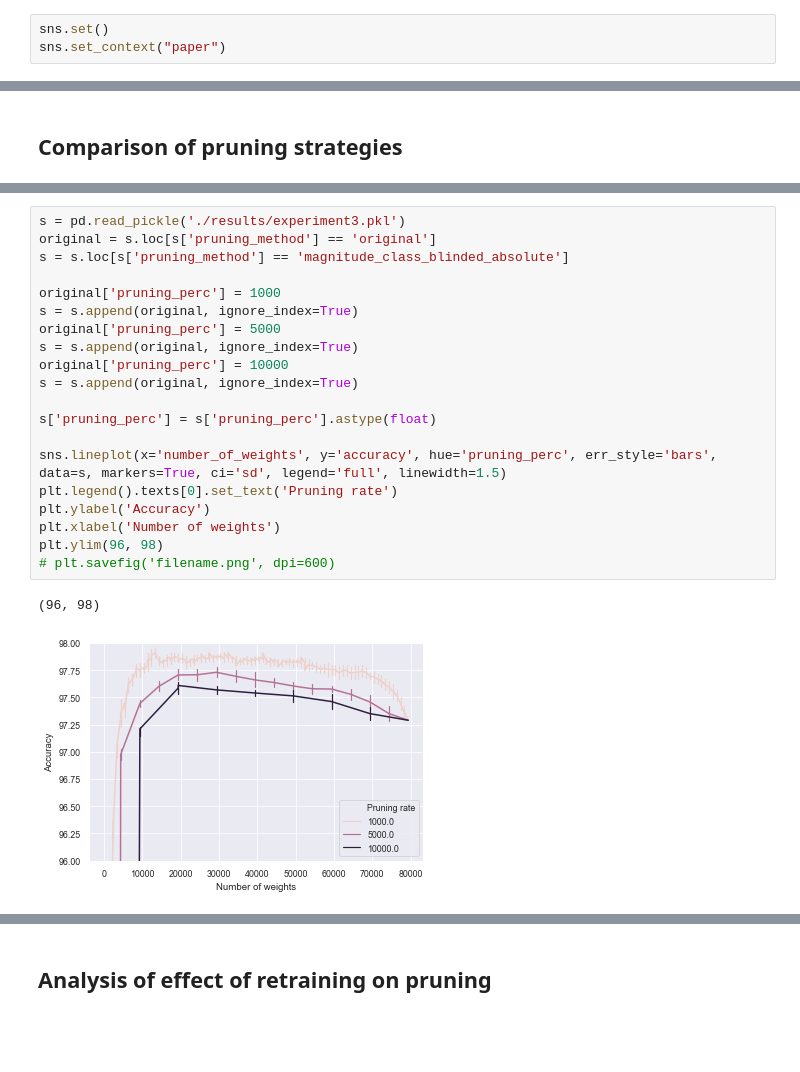
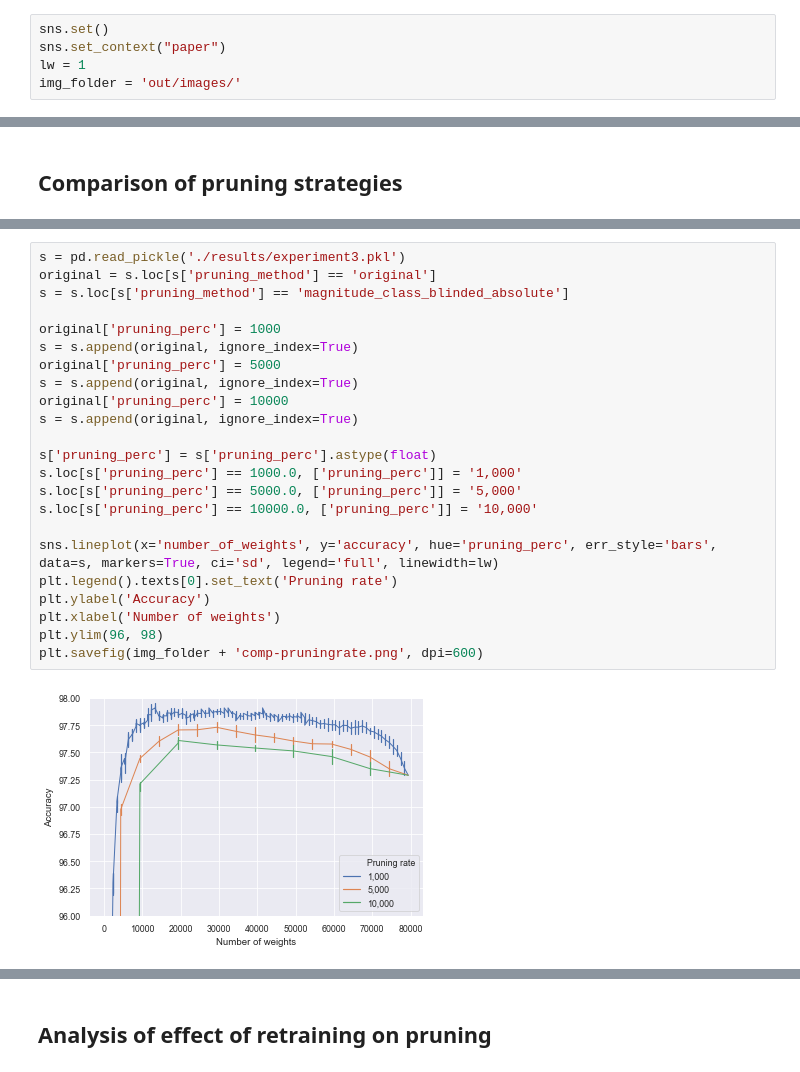
Before and after one commit to pauleon2/pruning-nn, a Jupyter notebook: evaluation.ipynb, the cells around one changed output, grey strips where cells are left out. Saved outputs shown, nothing was run; the diff lists cells and outputs as text; blank space fills up the shorter version.

```diff
--- a/evaluation.ipynb
+++ b/evaluation.ipynb
@@ -7,6 +7,8 @@ warnings.simplefilter(action='ignore', category=FutureWarning)
 # %%
 sns.set()
 sns.set_context("paper")
+lw = 1
+img_folder = 'out/images/'
 # %%
 s = pd.read_pickle('./results/experiment1.pkl')
 original = s.loc[s['pruning_method'] == 'original']
@@ -88,26 +92,28 @@ Text(0.5, 0, 'Number of weights')
 # %%
 s = pd.read_pickle('./results/experiment3.pkl')
 original = s.loc[s['pruning_method'] == 'original']
 s = s.loc[s['pruning_method'] == 'magnitude_class_blinded_absolute']
 
 original['pruning_perc'] = 1000
 s = s.append(original, ignore_index=True)
 original['pruning_perc'] = 5000
 s = s.append(original, ignore_index=True)
 original['pruning_perc'] = 10000
 s = s.append(original, ignore_index=True)
 
 s['pruning_perc'] = s['pruning_perc'].astype(float)
+s.loc[s['pruning_perc'] == 1000.0, ['pruning_perc']] = '1,000'
+s.loc[s['pruning_perc'] == 5000.0, ['pruning_perc']] = '5,000'
+s.loc[s['pruning_perc'] == 10000.0, ['pruning_perc']] = '10,000'
 
-sns.lineplot(x='number_of_weights', y='accuracy', hue='pruning_perc', err_style='bars', data=s, markers=True, ci='sd', legend='full', linewidth=1.5)
+sns.lineplot(x='number_of_weights', y='accuracy', hue='pruning_perc', err_style='bars', data=s, markers=True, ci='sd', legend='full', linewidth=lw)
 plt.legend().texts[0].set_text('Pruning rate')
 plt.ylabel('Accuracy')
 plt.xlabel('Number of weights')
 plt.ylim(96, 98)
-# plt.savefig('filename.png', dpi=600)
+plt.savefig(img_folder + 'comp-pruningrate.png', dpi=600)
 # %% [output]
-(96, 98)
-[figure, old version]
+[figure, new version]
 # %%
 s = pd.read_pickle('./results/experiment3.pkl')
 original = s.loc[s['pruning_method'] == 'original']
```
Also changed, not shown: parts of 20 cells of this notebook.
